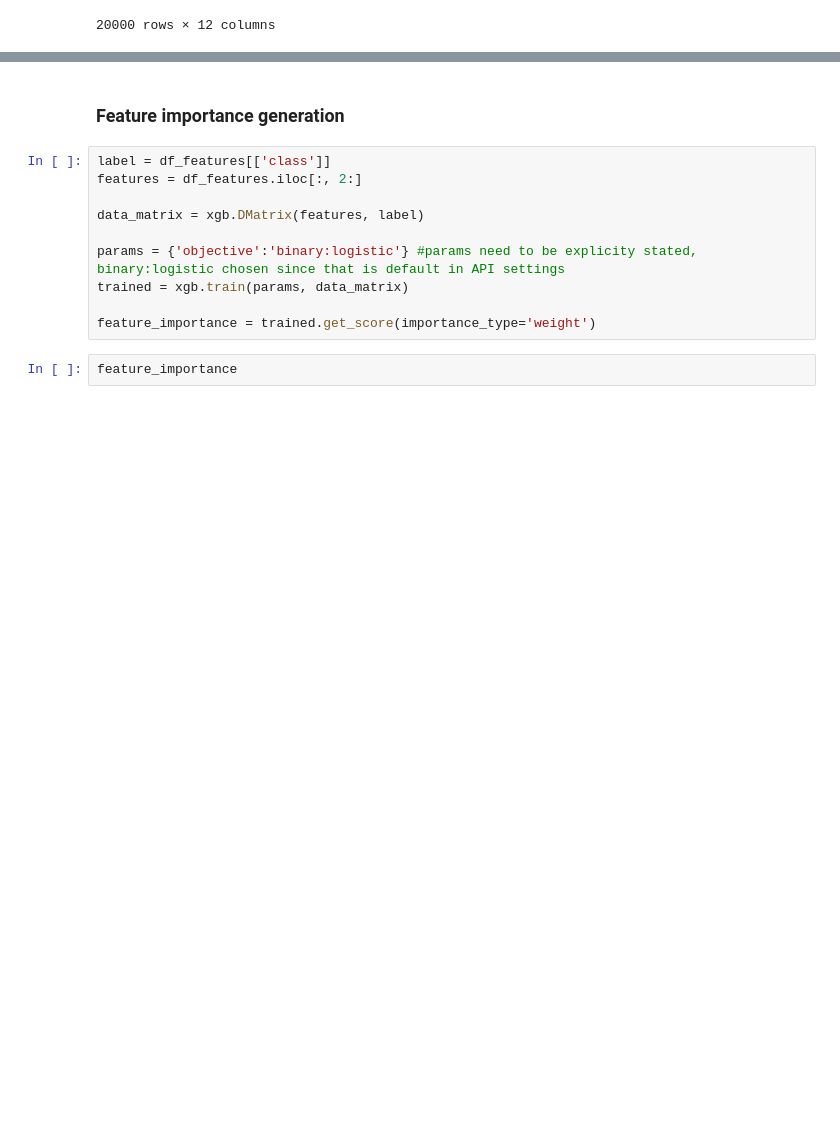
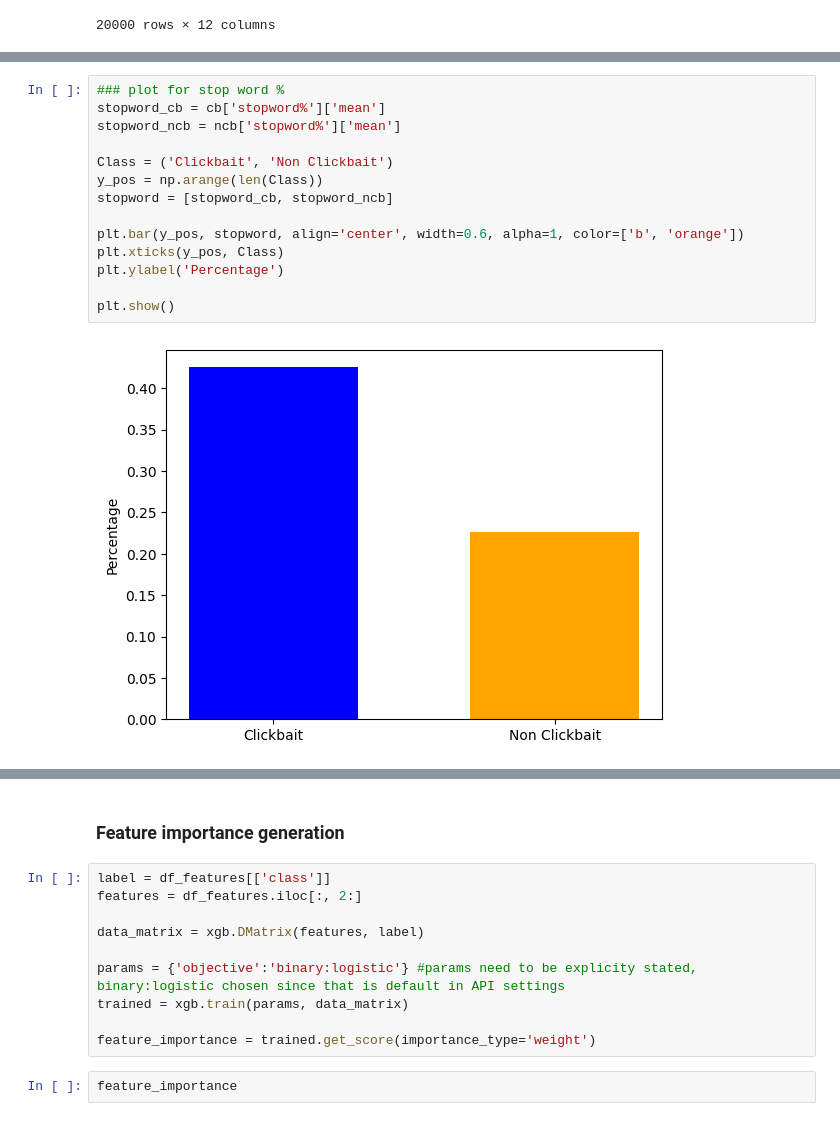
Before and after one commit to kanyaparamita/ClickbaitFeatureSelection, a Jupyter notebook: main.ipynb, the cells around one changed output, grey strips where cells are left out. Saved outputs shown, nothing was run; the diff lists cells and outputs as text; blank space fills up the shorter version.

```diff
--- a/main.ipynb
+++ b/main.ipynb
@@ -133,0 +177,16 @@ df_features
+# %%
+### plot for stop word %
+stopword_cb = cb['stopword%']['mean']
+stopword_ncb = ncb['stopword%']['mean']
+
+Class = ('Clickbait', 'Non Clickbait')
+y_pos = np.arange(len(Class))
+stopword = [stopword_cb, stopword_ncb]
+
+plt.bar(y_pos, stopword, align='center', width=0.6, alpha=1, color=['b', 'orange'])
+plt.xticks(y_pos, Class)
+plt.ylabel('Percentage')
+
+plt.show()
+# %% [output]
+[figure, added]
```
Also changed, not shown: parts of 7 cells of this notebook, 12 other files.
